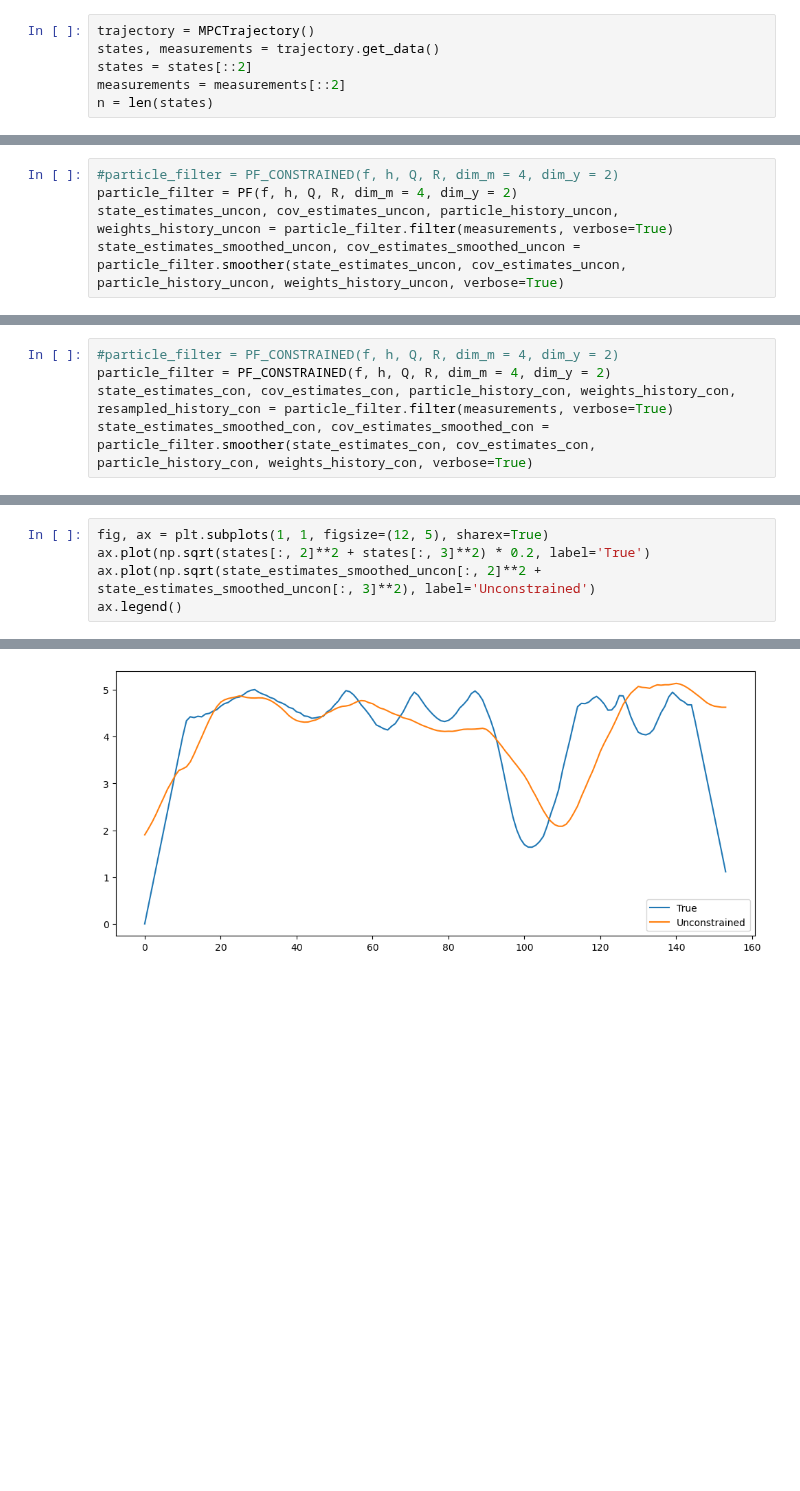
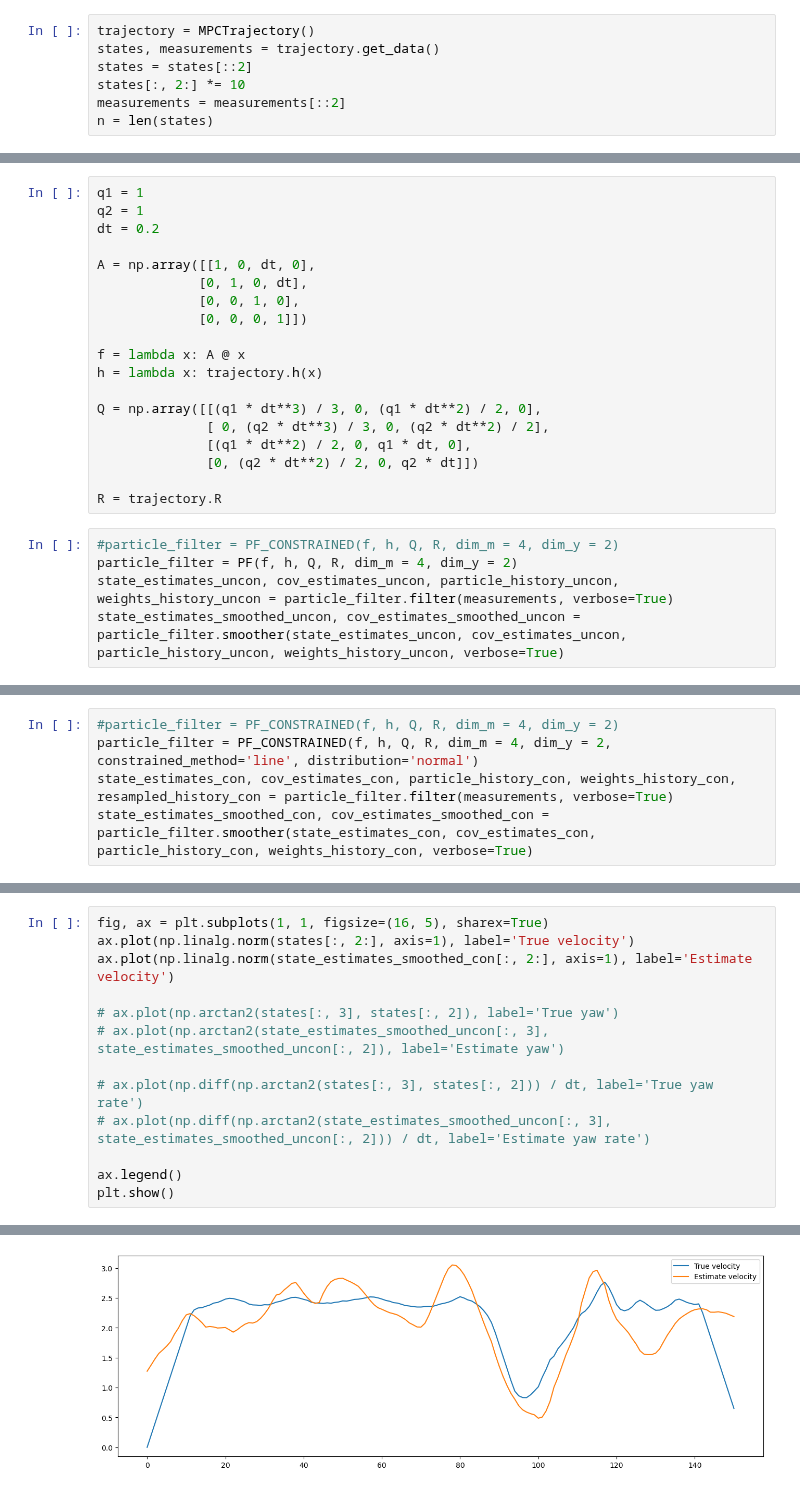
Before and after one commit to AndersGMadsen/bayesian-state-space-models, a Jupyter notebook: constrained_particle.ipynb, the cells around one changed output, grey strips where cells are left out. Cells and saved outputs as stored; diff of their text form; blank space fills up the shorter version.

```diff
--- a/constrained_particle.ipynb
+++ b/constrained_particle.ipynb
@@ -228,5 +249,6 @@ class PF_CONSTRAINED:
 trajectory = MPCTrajectory()
 states, measurements = trajectory.get_data()
 states = states[::2]
+states[:, 2:] *= 10
 measurements = measurements[::2]
 n = len(states)
@@ -240,3 +257,22 @@ R = trajectory.R
+# %%
+q1 = 1
+q2 = 1
+dt = 0.2
+
+A = np.array([[1, 0, dt, 0],
+             [0, 1, 0, dt],
+             [0, 0, 1, 0],
+             [0, 0, 0, 1]])
+
+f = lambda x: A @ x
+h = lambda x: trajectory.h(x)
+
+Q = np.array([[(q1 * dt**3) / 3, 0, (q1 * dt**2) / 2, 0],
+              [ 0, (q2 * dt**3) / 3, 0, (q2 * dt**2) / 2],
+              [(q1 * dt**2) / 2, 0, q1 * dt, 0],
+              [0, (q2 * dt**2) / 2, 0, q2 * dt]])
+
+R = trajectory.R
 # %%
 #particle_filter = PF_CONSTRAINED(f, h, Q, R, dim_m = 4, dim_y = 2)
 particle_filter = PF(f, h, Q, R, dim_m = 4, dim_y = 2)
@@ -249,6 +285,6 @@ plot_particle(states, state_estimates_smoothed_uncon, measurements, particle_his
 # %%
 #particle_filter = PF_CONSTRAINED(f, h, Q, R, dim_m = 4, dim_y = 2)
-particle_filter = PF_CONSTRAINED(f, h, Q, R, dim_m = 4, dim_y = 2)
+particle_filter = PF_CONSTRAINED(f, h, Q, R, dim_m = 4, dim_y = 2, constrained_method='line', distribution='normal')
 state_estimates_con, cov_estimates_con, particle_history_con, weights_history_con, resampled_history_con = particle_filter.filter(measurements, verbose=True)
 state_estimates_smoothed_con, cov_estimates_smoothed_con = particle_filter.smoother(state_estimates_con, cov_estimates_con, particle_history_con, weights_history_con, verbose=True)
 # %%
@@ -292,6 +320,14 @@ NameError: name 'A' is not defined
 # %%
-fig, ax = plt.subplots(1, 1, figsize=(12, 5), sharex=True)
-ax.plot(np.sqrt(states[:, 2]**2 + states[:, 3]**2) * 0.2, label='True')
-ax.plot(np.sqrt(state_estimates_smoothed_uncon[:, 2]**2 + state_estimates_smoothed_uncon[:, 3]**2), label='Unconstrained')
+fig, ax = plt.subplots(1, 1, figsize=(16, 5), sharex=True)
+ax.plot(np.linalg.norm(states[:, 2:], axis=1), label='True velocity')
+ax.plot(np.linalg.norm(state_estimates_smoothed_con[:, 2:], axis=1), label='Estimate velocity')
+
+# ax.plot(np.arctan2(states[:, 3], states[:, 2]), label='True yaw')
+# ax.plot(np.arctan2(state_estimates_smoothed_uncon[:, 3], state_estimates_smoothed_uncon[:, 2]), label='Estimate yaw')
+
+# ax.plot(np.diff(np.arctan2(states[:, 3], states[:, 2])) / dt, label='True yaw rate')
+# ax.plot(np.diff(np.arctan2(state_estimates_smoothed_uncon[:, 3], state_estimates_smoothed_uncon[:, 2])) / dt, label='Estimate yaw rate')
+
 ax.legend()
+plt.show()
 # %% [output]
@@ -299 +334 @@ ax.legend()
-[figure, old version]
+[figure, new version]
```
Also changed, not shown: parts of 11 cells of this notebook, 1 other file.
